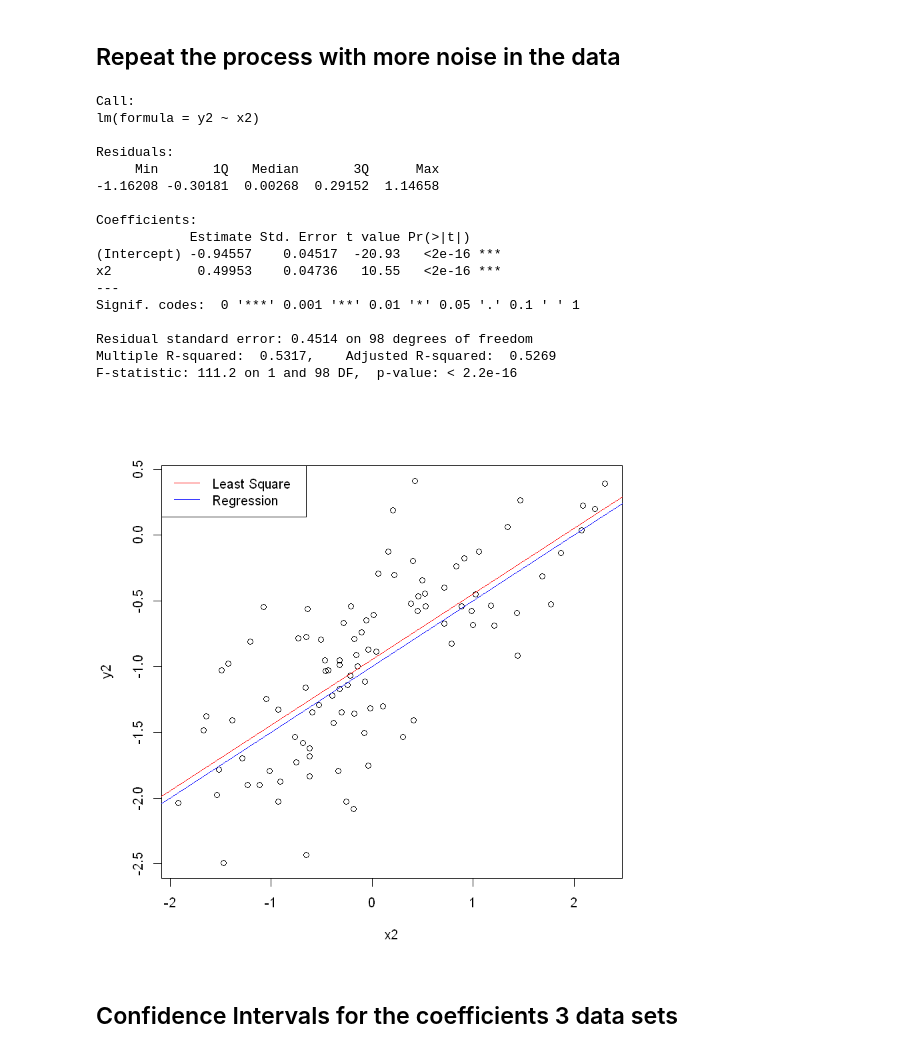
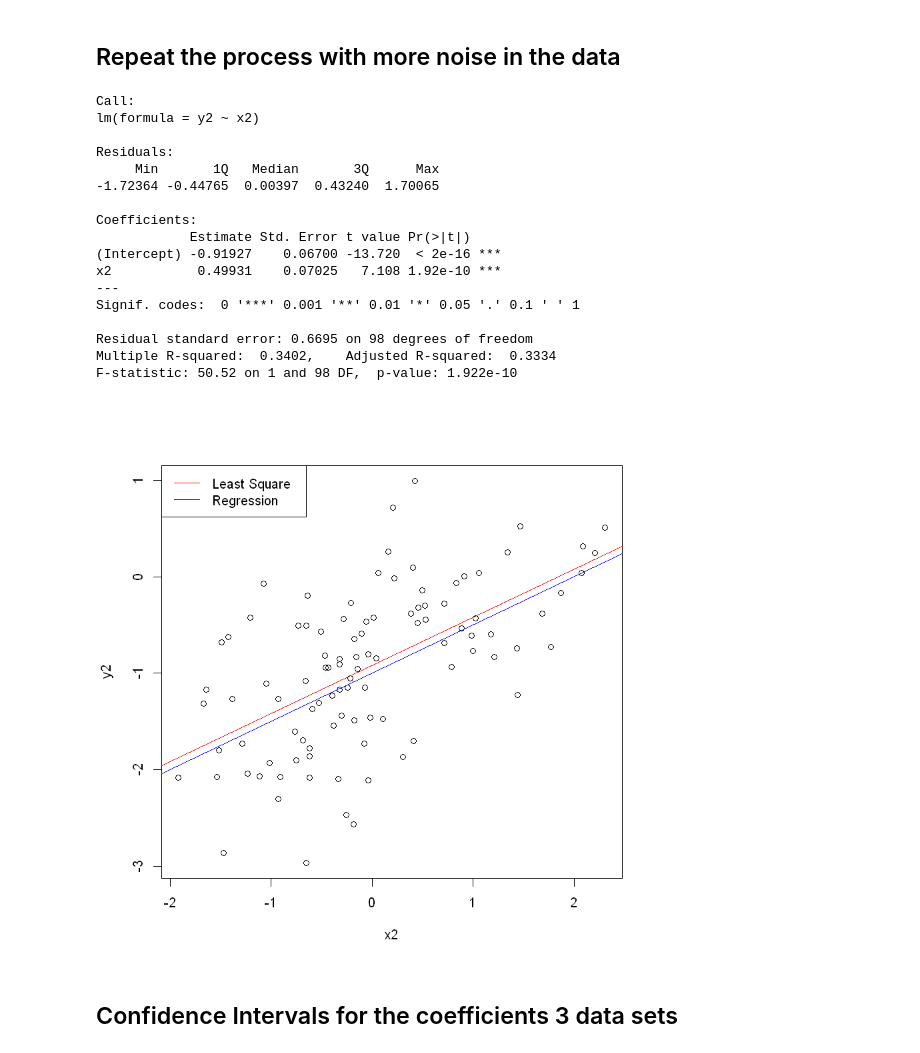
Before and after one commit to vknguyen1902/data-mining, a Jupyter notebook: Linear Regression Models Simulated Data.ipynb, the cells around one changed output. Cells and saved outputs as stored; diff of their text form; code cells hidden in the pictures.

```diff
--- a/Linear Regression Models Simulated Data.ipynb
+++ b/Linear Regression Models Simulated Data.ipynb
@@ -113,38 +115,38 @@ F-statistic:  1782 on 1 and 98 DF,  p-value: < 2.2e-16
 ## Repeat the process with more noise in the data
 # %%
 set.seed(1)
-eps2 <- rnorm(100, sd = 0.5)
+eps2 <- rnorm(100, sd = sqrt(0.55))
 x2 <- rnorm(100)
 y2 <- -1 + 0.5*x2 + eps2
 
 least_squares_fit2 <- lm(y2 ~ x2)
 summary(least_squares_fit2)
 
 plot(x2, y2)
-plot(x2, y2)
+abline(-1, 0.5, col = "blue")
 abline(least_squares_fit2, col = "red")
-abline(-1, 0.5, col = "blue")
+
 legend("topleft", c("Least Square", "Regression"),
         col = c("red", "blue"), lty = c(1, 1))
 # %% [output]
 Call:
 lm(formula = y2 ~ x2)
 
 Residuals:
      Min       1Q   Median       3Q      Max
--1.16208 -0.30181  0.00268  0.29152  1.14658
+-1.72364 -0.44765  0.00397  0.43240  1.70065
 
 Coefficients:
             Estimate Std. Error t value Pr(>|t|)
-(Intercept) -0.94557    0.04517  -20.93   <2e-16 ***
-x2           0.49953    0.04736   10.55   <2e-16 ***
+(Intercept) -0.91927    0.06700 -13.720  < 2e-16 ***
+x2           0.49931    0.07025   7.108 1.92e-10 ***
 ---
 Signif. codes:  0 '***' 0.001 '**' 0.01 '*' 0.05 '.' 0.1 ' ' 1
 
-Residual standard error: 0.4514 on 98 degrees of freedom
-Multiple R-squared:  0.5317,    Adjusted R-squared:  0.5269
-F-statistic: 111.2 on 1 and 98 DF,  p-value: < 2.2e-16
+Residual standard error: 0.6695 on 98 degrees of freedom
+Multiple R-squared:  0.3402,    Adjusted R-squared:  0.3334
+F-statistic: 50.52 on 1 and 98 DF,  p-value: 1.922e-10
-[figure, old version]
+[figure, new version]
 # %% [markdown]
 ## Confidence Intervals for the coefficients 3 data sets
 # %%
```
Also changed, not shown: parts of 11 cells of this notebook.
